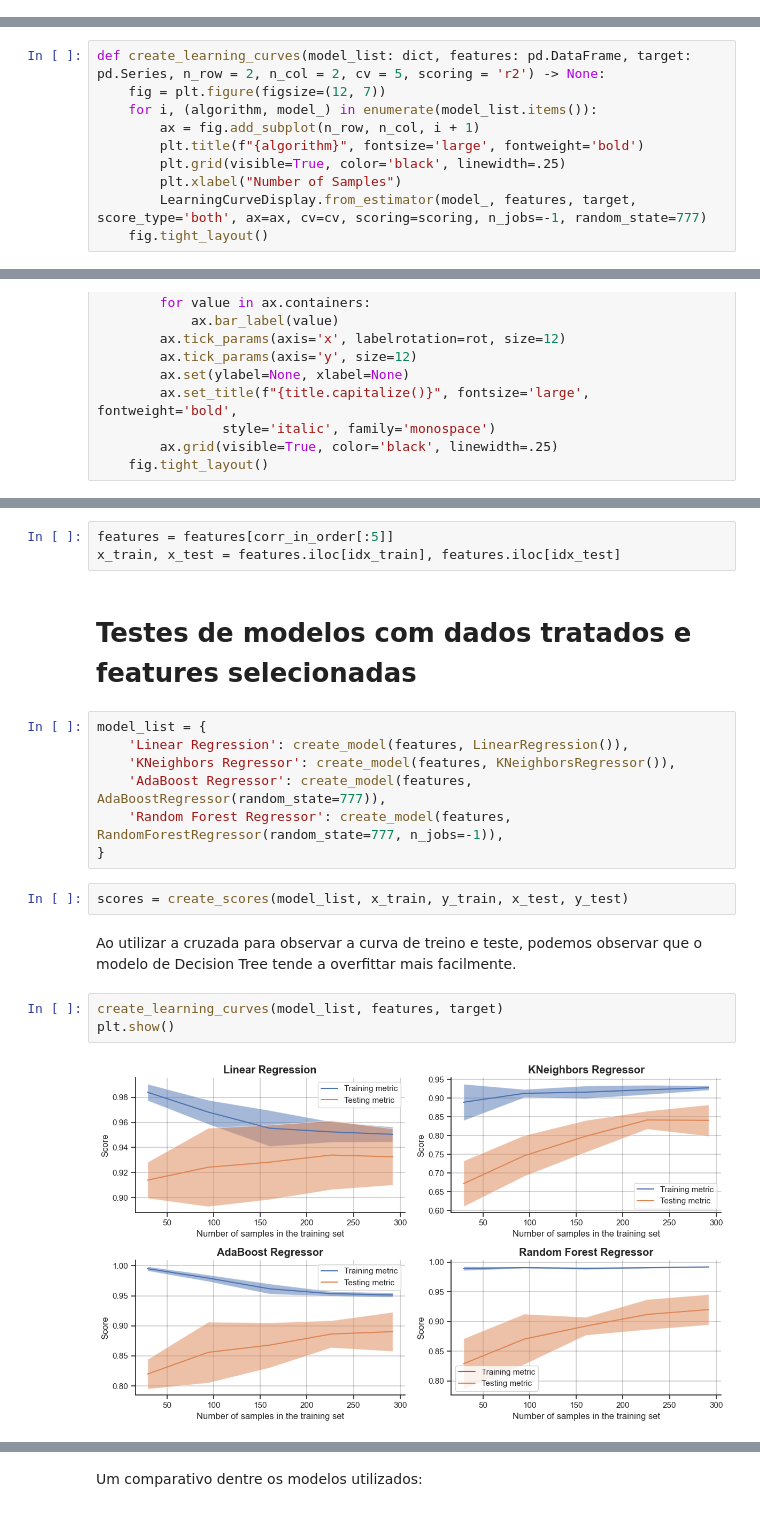
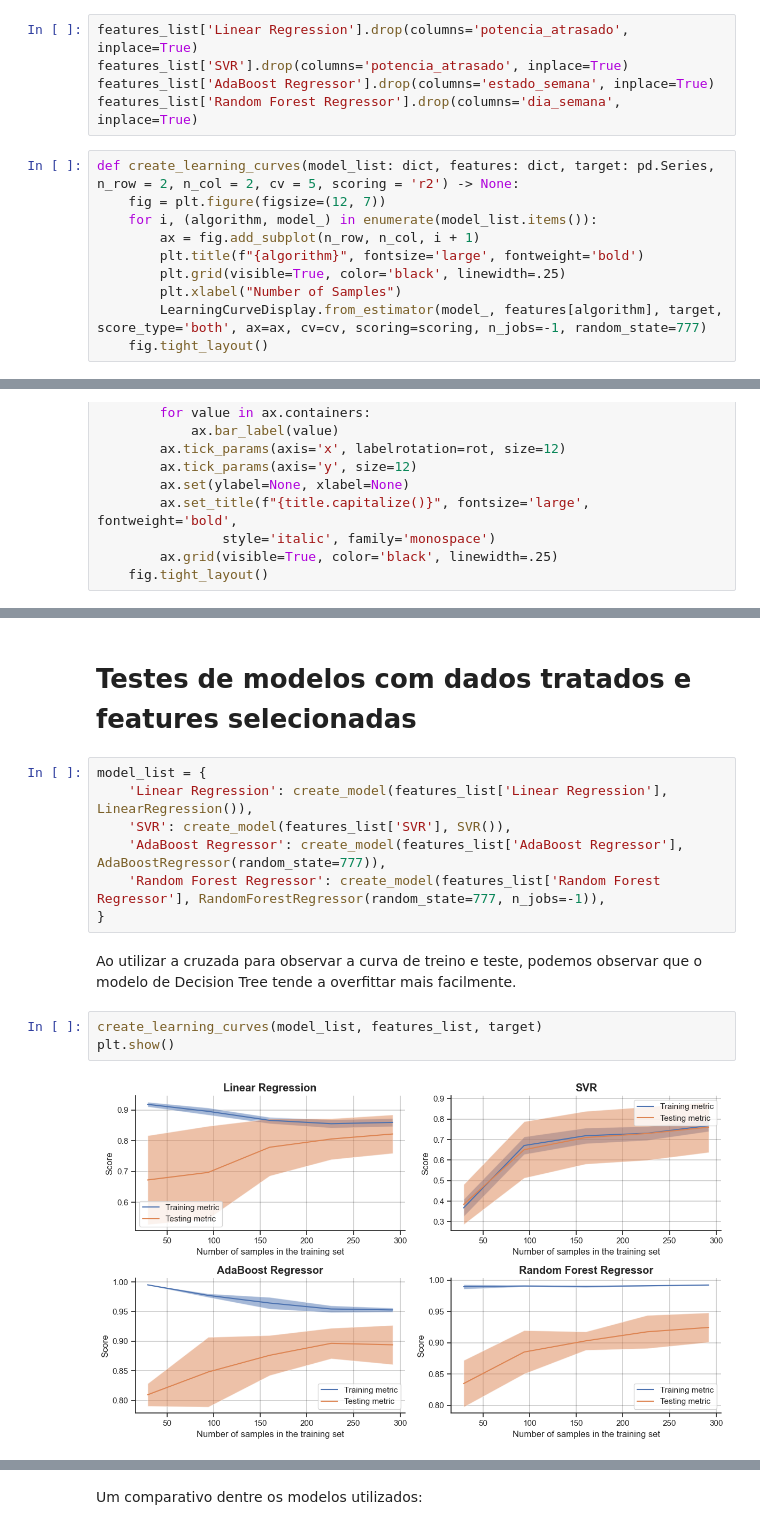
Before and after one commit to MatBrands/Data4All_Business-Case, a Jupyter notebook: main/notebooks/model.ipynb, the cells around one changed output, grey strips where cells are left out. Drawn from its saved outputs; the diff is of its cells as text.

Commit message:
Perf: New tests

```diff
--- a/main/notebooks/model.ipynb
+++ b/main/notebooks/model.ipynb
@@ -242 +322,16 @@ plt.show()
+# %%
+features_list['Linear Regression'].drop(columns='potencia_atrasado', inplace=True)
+features_list['SVR'].drop(columns='potencia_atrasado', inplace=True)
+features_list['AdaBoost Regressor'].drop(columns='estado_semana', inplace=True)
+features_list['Random Forest Regressor'].drop(columns='dia_semana', inplace=True)
+# %%
+def create_learning_curves(model_list: dict, features: dict, target: pd.Series, n_row = 2, n_col = 2, cv = 5, scoring = 'r2') -> None:
+    fig = plt.figure(figsize=(12, 7))
+    for i, (algorithm, model_) in enumerate(model_list.items()):
+        ax = fig.add_subplot(n_row, n_col, i + 1)
+        plt.title(f"{algorithm}", fontsize='large', fontweight='bold')
+        plt.grid(visible=True, color='black', linewidth=.25)
+        plt.xlabel("Number of Samples")
+        LearningCurveDisplay.from_estimator(model_, features[algorithm], target, score_type='both', ax=ax, cv=cv, scoring=scoring, n_jobs=-1, random_state=777)
+    fig.tight_layout()
 # %%
@@ -272,15 +362,5 @@ def create_scores(model_list: dict, train_x: pd.DataFrame, train_y: pd.Series, t
 
     return pd.DataFrame(scores)
-# %%
-def create_learning_curves(model_list: dict, features: pd.DataFrame, target: pd.Series, n_row = 2, n_col = 2, cv = 5, scoring = 'r2') -> None:
-    fig = plt.figure(figsize=(12, 7))
-    for i, (algorithm, model_) in enumerate(model_list.items()):
-        ax = fig.add_subplot(n_row, n_col, i + 1)
-        plt.title(f"{algorithm}", fontsize='large', fontweight='bold')
-        plt.grid(visible=True, color='black', linewidth=.25)
-        plt.xlabel("Number of Samples")
-        LearningCurveDisplay.from_estimator(model_, features, target, score_type='both', ax=ax, cv=cv, scoring=scoring, n_jobs=-1, random_state=777)
-    fig.tight_layout()
 # %%
 def create_plot(results: pd.DataFrame, n_rows = 2, n_cols = 2, rot=45) -> None:
     fig = plt.figure(figsize=(16, 10))
@@ -358,22 +427,17 @@ def plot_validation_curve(results: list, title: list, type: str, n_row=2, n_col=
     fig.tight_layout()
-# %%
-features = features[corr_in_order[:5]]
-x_train, x_test = features.iloc[idx_train], features.iloc[idx_test]
 # %% [markdown]
 # Testes de modelos com dados tratados e features selecionadas
 # %%
 model_list = {
-    'Linear Regression': create_model(features, LinearRegression()),
-    'KNeighbors Regressor': create_model(features, KNeighborsRegressor()),
-    'AdaBoost Regressor': create_model(features, AdaBoostRegressor(random_state=777)),
-    'Random Forest Regressor': create_model(features, RandomForestRegressor(random_state=777, n_jobs=-1)),
+    'Linear Regression': create_model(features_list['Linear Regression'], LinearRegression()),
+    'SVR': create_model(features_list['SVR'], SVR()),
+    'AdaBoost Regressor': create_model(features_list['AdaBoost Regressor'], AdaBoostRegressor(random_state=777)),
+    'Random Forest Regressor': create_model(features_list['Random Forest Regressor'], RandomForestRegressor(random_state=777, n_jobs=-1)),
 }
-# %%
-scores = create_scores(model_list, x_train, y_train, x_test, y_test)
 # %% [markdown]
 Ao utilizar a cruzada para observar a curva de treino e teste, podemos observar que o modelo de Decision Tree tende a overfittar mais facilmente.
 # %%
-create_learning_curves(model_list, features, target)
+create_learning_curves(model_list, features_list, target)
 plt.show()
 # %% [output]
-[figure, old version]
+[figure, new version]
```
Also changed, not shown: parts of 48 cells of this notebook.
